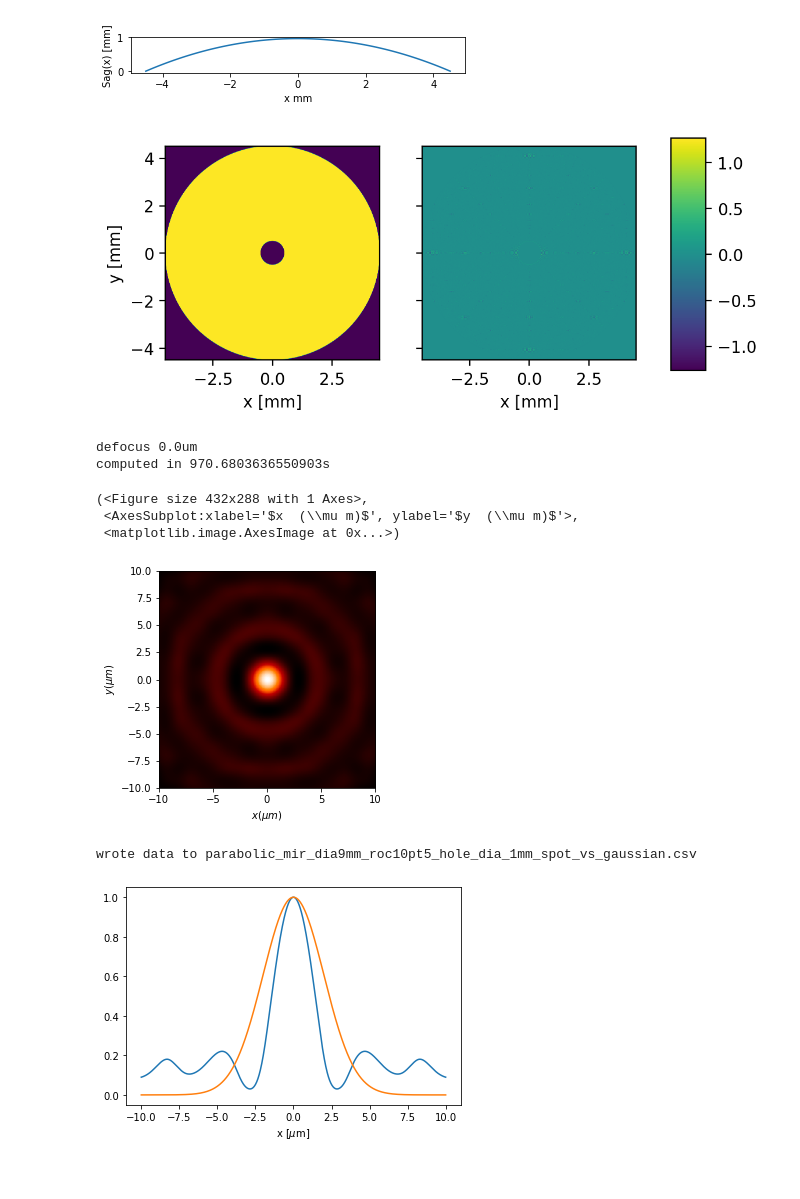
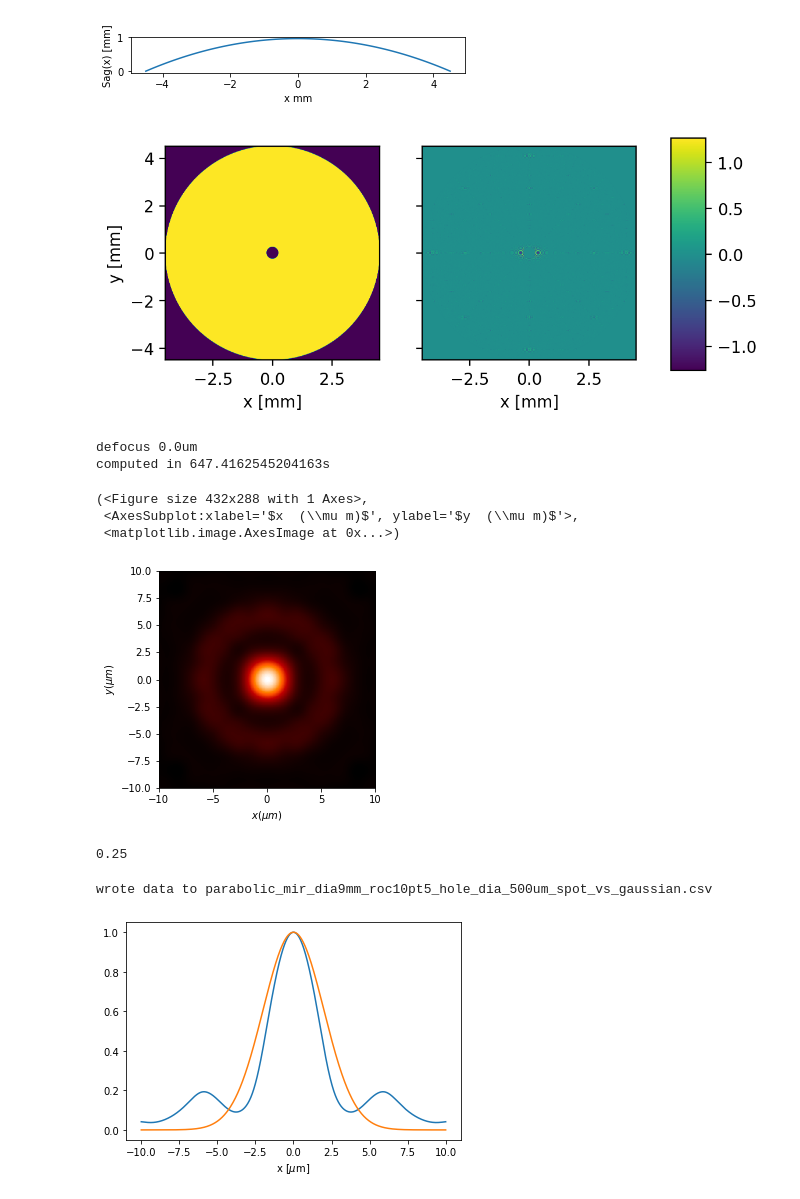
Before and after one commit to prhuft/fourier-optics, a Jupyter notebook: diffractio/XY_parabolic_mirror.ipynb, the cells around one changed output. Drawn from its saved outputs; the diff is of its cells as text; code cells hidden in the pictures.

```diff
--- a/diffractio/XY_parabolic_mirror.ipynb
+++ b/diffractio/XY_parabolic_mirror.ipynb
@@ -206,7 +210,7 @@ u0.gauss_beam(r0=(0, 0), w0=w0)
 r = 10.5*mm # best fit sphere radius of curvature
 focus = r/2
 semi_dia = 4.5*mm # mechanical radius of mirror
-hole_semi_dia = .5*mm
+hole_semi_dia = .25*mm
 
 rho_pts = linspace(-semi_dia,semi_dia,100)
 sag = lambda rho: r*(1-0.5*(rho/r)**2)
@@ -242,7 +246,7 @@ fig.subplots_adjust(right=0.8)
 cbar_ax = fig.add_axes([0.85, 0.25, 0.05, 0.5])
 cbar = fig.colorbar(im, cax=cbar_ax)
 # %% [output]
-[figure, old version]
+[figure, new version]
 # %%
 t0 = Scalar_mask_XY(x=x0, y=y0, wavelength=lmbda)
 t0.u = mask # the complex mask
@@ -256,7 +260,7 @@ u2 = u1.RS(z=focus+df, new_field=True)
 print(f"computed in {time() - time0}s")
 # %% [output]
 defocus 0.0um
-computed in 970.6803636550903s
+computed in 647.4162545204163s
 # %%
 nw = 10 * um
 uresamp = u2.cut_resample(
@@ -269,20 +273,24 @@ uresamp.draw(kind='intensity')
 (<Figure size 432x288 with 1 Axes>,
  <AxesSubplot:xlabel='$x  (\\mu m)$', ylabel='$y  (\\mu m)$'>,
  <matplotlib.image.AxesImage at 0x...>)
-[figure, old version]
+[figure, new version]
+# %%
+hole_semi_dia/mm
+# %% [output]
+0.25
 # %%
 slicelen = len(uresamp.u[0,:])
 slicepts = uresamp.u[slicelen//2,:]
 xpts = linspace(-nw,nw,slicelen)
 plt.plot(xpts, abs(slicepts)**2/max(abs(slicepts)**2))
 plt.plot(xpts, exp(-2*(xpts/(4*um))**2))
 plt.xlabel(r"x [$\mu$m]")
 
 data = [xpts, abs(slicepts)**2/max(abs(slicepts)**2), exp(-2*(xpts/(4*um))**2)]
 labels = ['xpts', 'focal intensity', 'w0=4 um Gaussian']
 
-# fname = "parabolic_mir_dia9mm_roc10pt5_hole_dia_1mm_spot_vs_gaussian.csv"
-# soln_to_csv(fname, data, labels, metastr=None)
+fname = f"parabolic_mir_dia9mm_roc10pt5_hole_dia_{int(2*hole_semi_dia/um)}um_spot_vs_gaussian.csv"
+soln_to_csv(fname, data, labels, metastr=None)
 # %% [output]
-wrote data to parabolic_mir_dia9mm_roc10pt5_hole_dia_1mm_spot_vs_gaussian.csv
+wrote data to parabolic_mir_dia9mm_roc10pt5_hole_dia_500um_spot_vs_gaussian.csv
-[figure, old version]
+[figure, new version]
```
Also changed, not shown: parts of 4 cells of this notebook, 5 other files.
